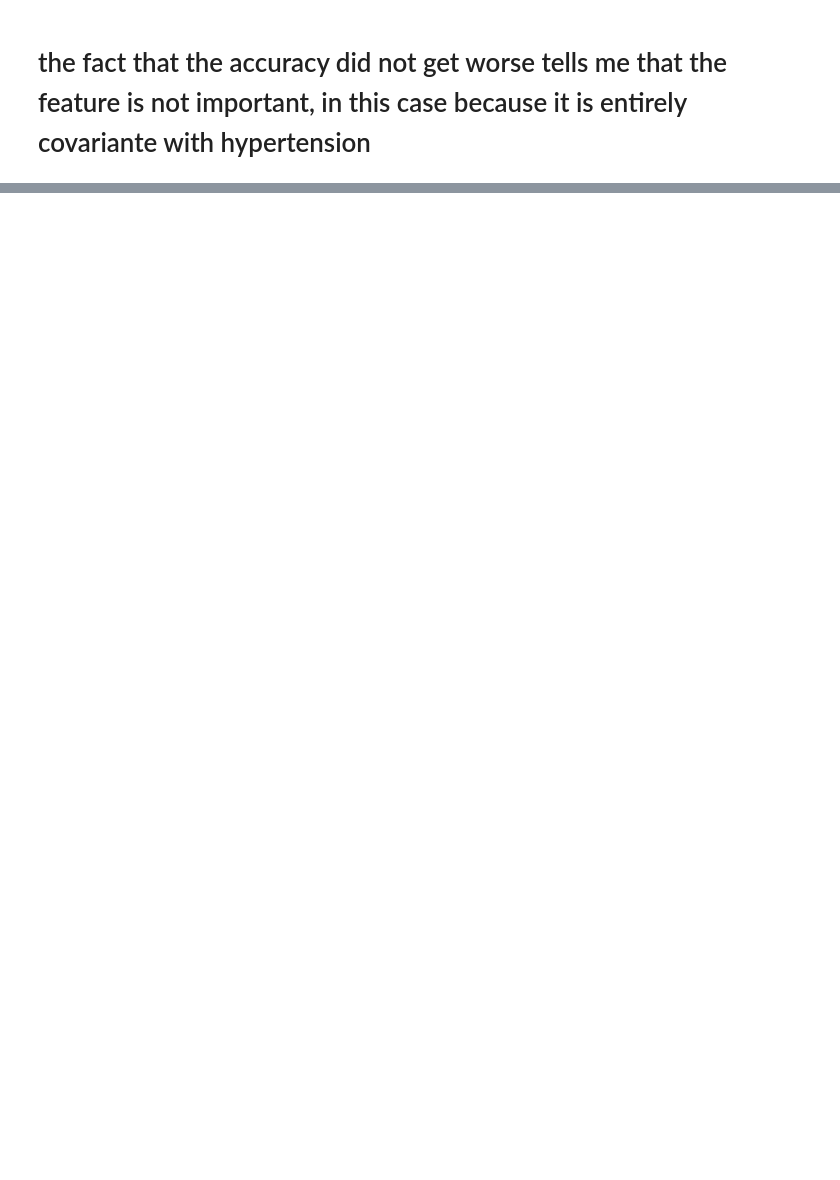
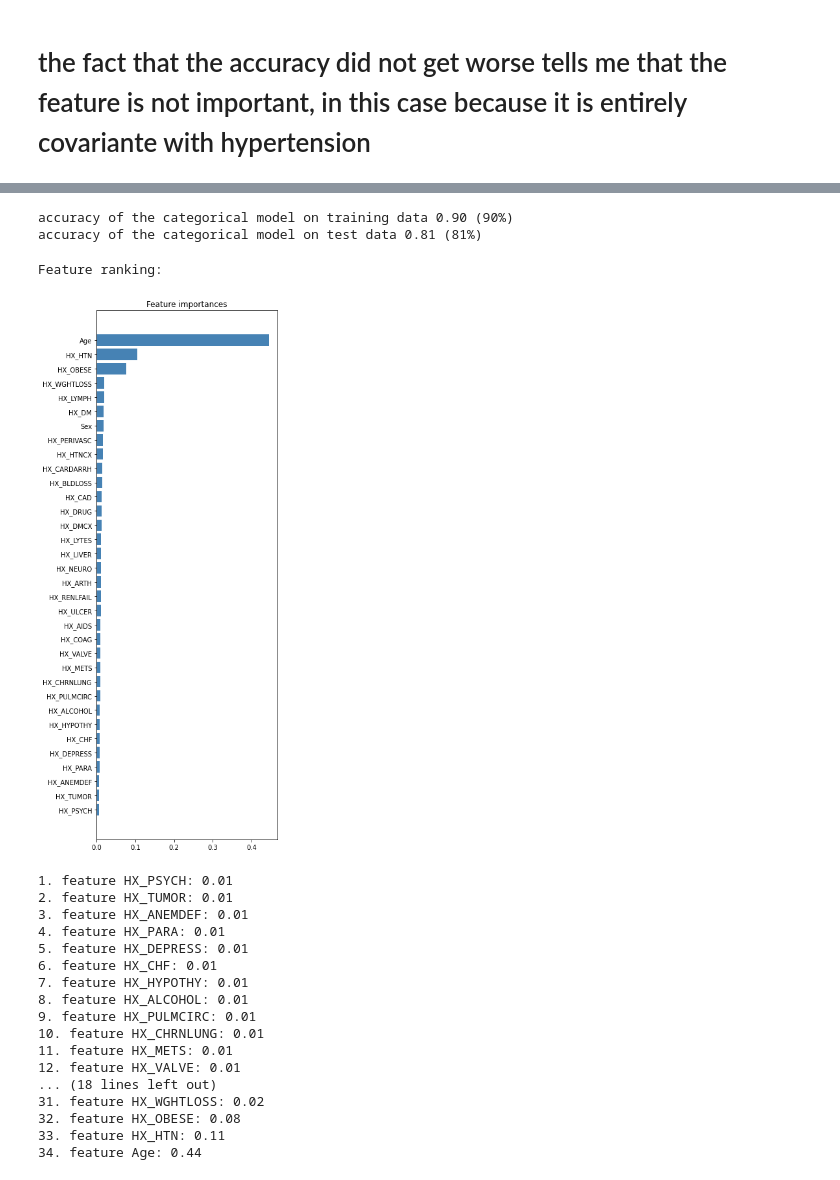
Before and after one commit to fedhere/covid19Vizs, a Jupyter notebook: COVID19LOS_featureExtractionRFexample.ipynb, the cells around one changed output, grey strips where cells are left out. Saved outputs shown, nothing was run; the diff lists cells and outputs as text; code cells hidden in the pictures; blank space fills up the shorter version.

```diff
--- a/COVID19LOS_featureExtractionRFexample.ipynb
+++ b/COVID19LOS_featureExtractionRFexample.ipynb
@@ -247,7 +277,7 @@ plt.show()
 
 for i,f in enumerate(columns):
     print("{}. feature {}: {:.2f}".format(i + 1, f,
-                                   regr_noob.feature_importances_[indices[::-1][i]]))
+                                   regr_noob.feature_importances_[indices[i]]))
     #[::-1] reverses index to have high importance first
 # %% [output]
 Feature ranking:
@@ -271,0 +304,15 @@ Feature ranking:
+# %%
+from sklearn.ensemble import RandomForestClassifier
+features = mockdatadf.drop(["LOS"], axis=1)
+#splitting into 4 bins: the 4 quantiles
+target = pd.qcut( mockdatadf["LOS"], [0, .25, .5, .75, 1.],
+                 labels=['short', 'medium', 'long', "verylong"]).astype('category')
+#from pandas.api.types import CategoricalDtype
+#CategoricalDtype(target, ordered=False)
+#(mockdatadf.LOS - targetmean) / targetstd
+
+from sklearn.model_selection import train_test_split
+X_train, X_test, y_train, y_test = train_test_split(
+  features, target, test_size=0.2, random_state=302)
+
+y_train, y_test
@@ -271,0 +337,51 @@ Feature ranking:
+# %%
+classf = RandomForestClassifier(max_depth=3, random_state=302)
+classf.fit(X_train, y_train)
+
+
+print("accuracy of the categorical model on training data {:.2f} ({:.0f}%)".format(
+    classf.score(X_train, y_train), classf.score(X_train, y_train)*100))
+print("accuracy of the categorical model on test data {:.2f} ({:.0f}%)".format(
+        classf.score(X_test, y_test), classf.score(X_test, y_test) * 100))
+# %% [output]
+accuracy of the categorical model on training data 0.90 (90%)
+accuracy of the categorical model on test data 0.81 (81%)
+# %%
+indices = np.argsort(classf.feature_importances_)
+
+columns = features.columns[indices] # the colun names ordered by importance
+
+print("Feature ranking:")
+
+# Plot the impurity-based feature importances of the forest
+plt.figure(figsize(5,15))
+plt.title("Feature importances")
+plt.barh(range(X_train.shape[1]), classf.feature_importances_[indices],
+        color="Steelblue", align="center")
+plt.yticks(range(len(columns)), columns);
+plt.show()
+
+for i,f in enumerate(columns):
+    print("{}. feature {}: {:.2f}".format(i + 1, f,
+                                   classf.feature_importances_[indices[i]]))
+    #[::-1] reverses index to have high importance first
+# %% [output]
+Feature ranking:
+[figure, added]
+1. feature HX_PSYCH: 0.01
+2. feature HX_TUMOR: 0.01
+3. feature HX_ANEMDEF: 0.01
+4. feature HX_PARA: 0.01
+5. feature HX_DEPRESS: 0.01
+6. feature HX_CHF: 0.01
+7. feature HX_HYPOTHY: 0.01
+8. feature HX_ALCOHOL: 0.01
+9. feature HX_PULMCIRC: 0.01
+10. feature HX_CHRNLUNG: 0.01
+11. feature HX_METS: 0.01
+12. feature HX_VALVE: 0.01
+... (18 lines left out)
+31. feature HX_WGHTLOSS: 0.02
+32. feature HX_OBESE: 0.08
+33. feature HX_HTN: 0.11
+34. feature Age: 0.44
```
Also changed, not shown: parts of 13 cells of this notebook.
